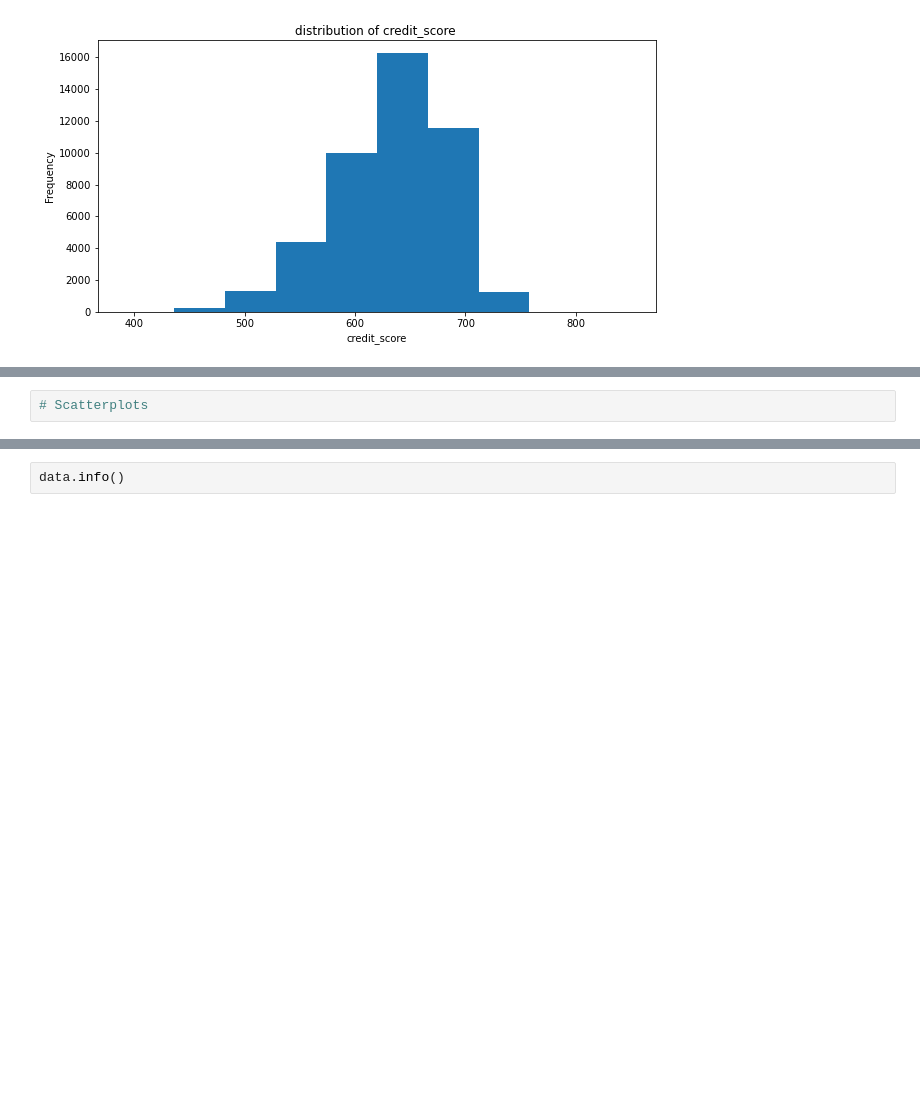
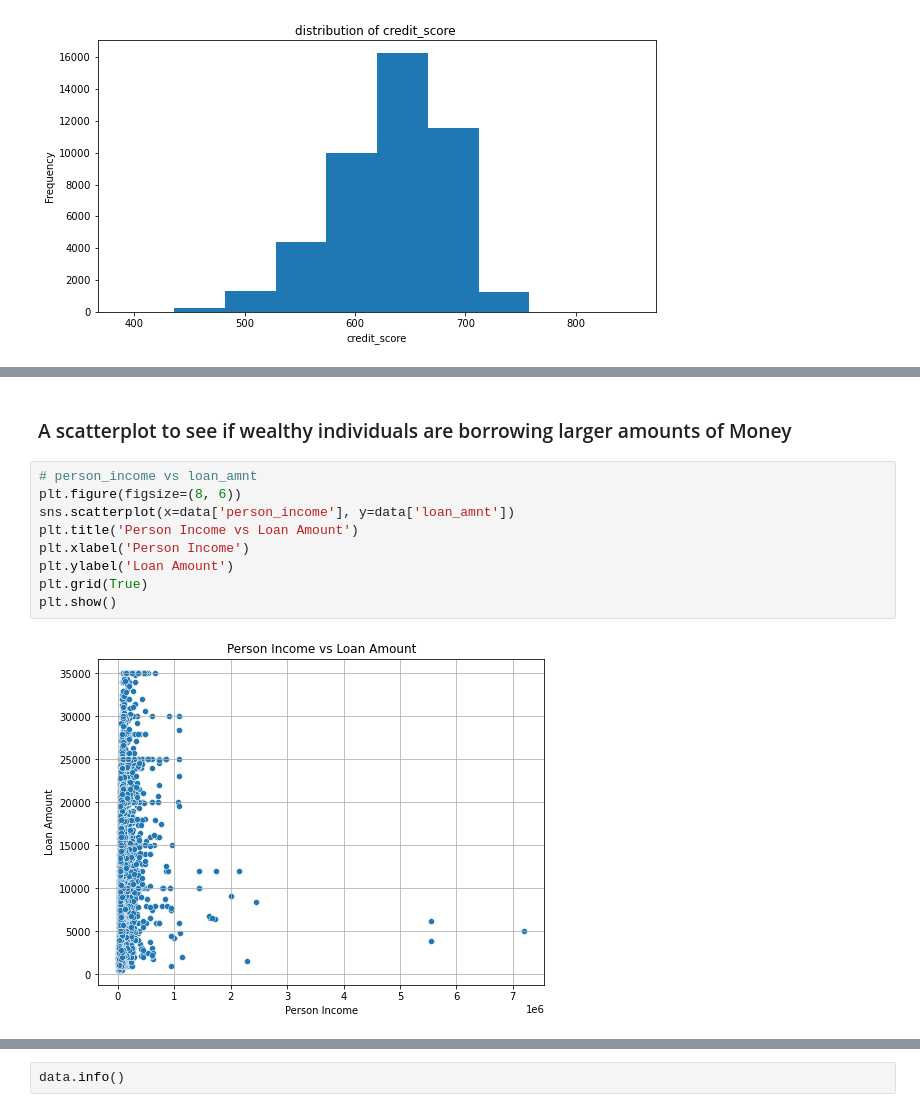
Before and after one commit to Liliankaburo/Loan-approval-project, a Jupyter notebook: loan approval.ipynb, the cells around one changed output, grey strips where cells are left out. Drawn from its saved outputs; the diff is of its cells as text; blank space fills up the shorter version.

Commit message:
data understanding and preprocessing

```diff
--- a/loan approval.ipynb
+++ b/loan approval.ipynb
@@ -279,3 +275,14 @@ sns.heatmap(correlation,annot = True)
 [figure]
-# %%
-# Scatterplots
+# %% [markdown]
+### A scatterplot to see if wealthy individuals are borrowing larger amounts of Money
+# %%
+# person_income vs loan_amnt
+plt.figure(figsize=(8, 6))
+sns.scatterplot(x=data['person_income'], y=data['loan_amnt'])
+plt.title('Person Income vs Loan Amount')
+plt.xlabel('Person Income')
+plt.ylabel('Loan Amount')
+plt.grid(True)
+plt.show()
+# %% [output]
+[figure, added]
```
Also changed, not shown: parts of 38 cells of this notebook.
